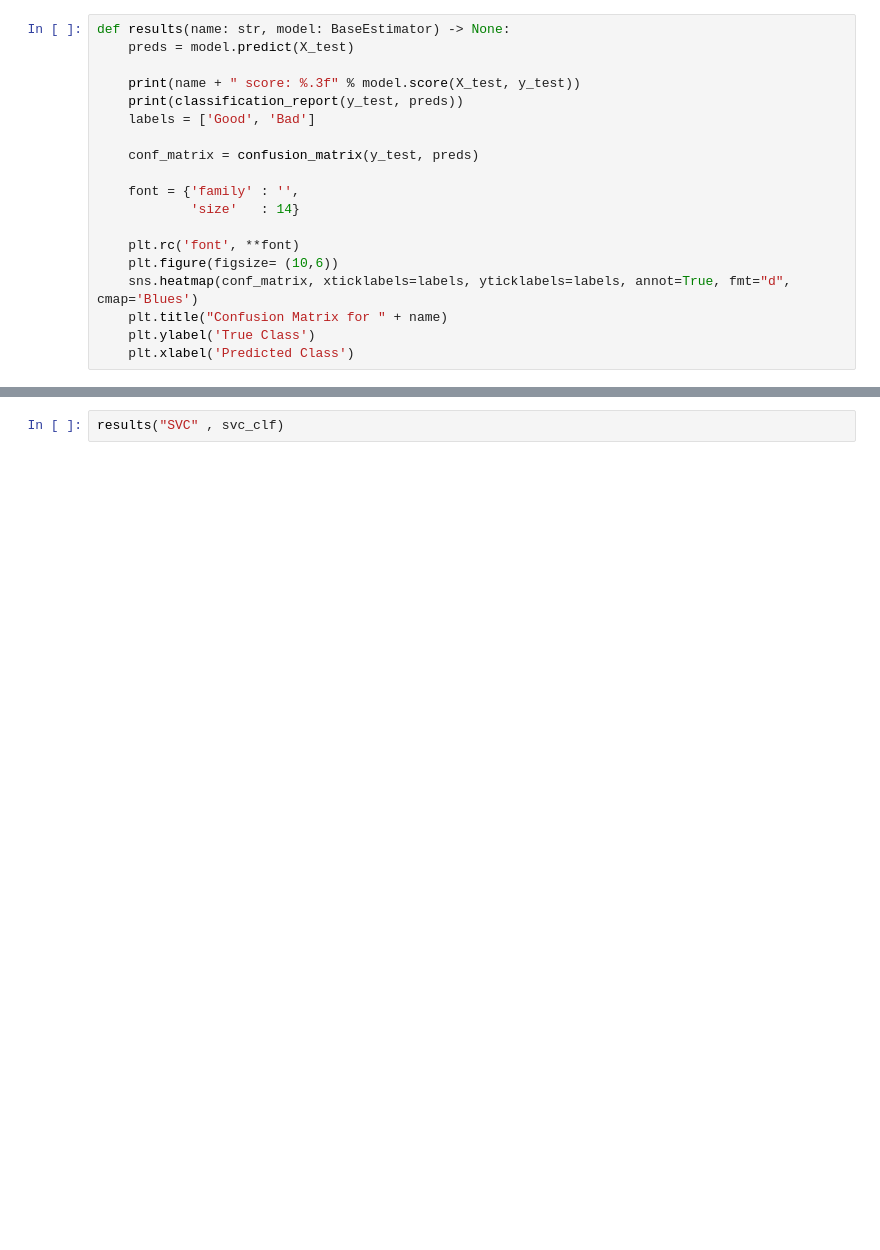
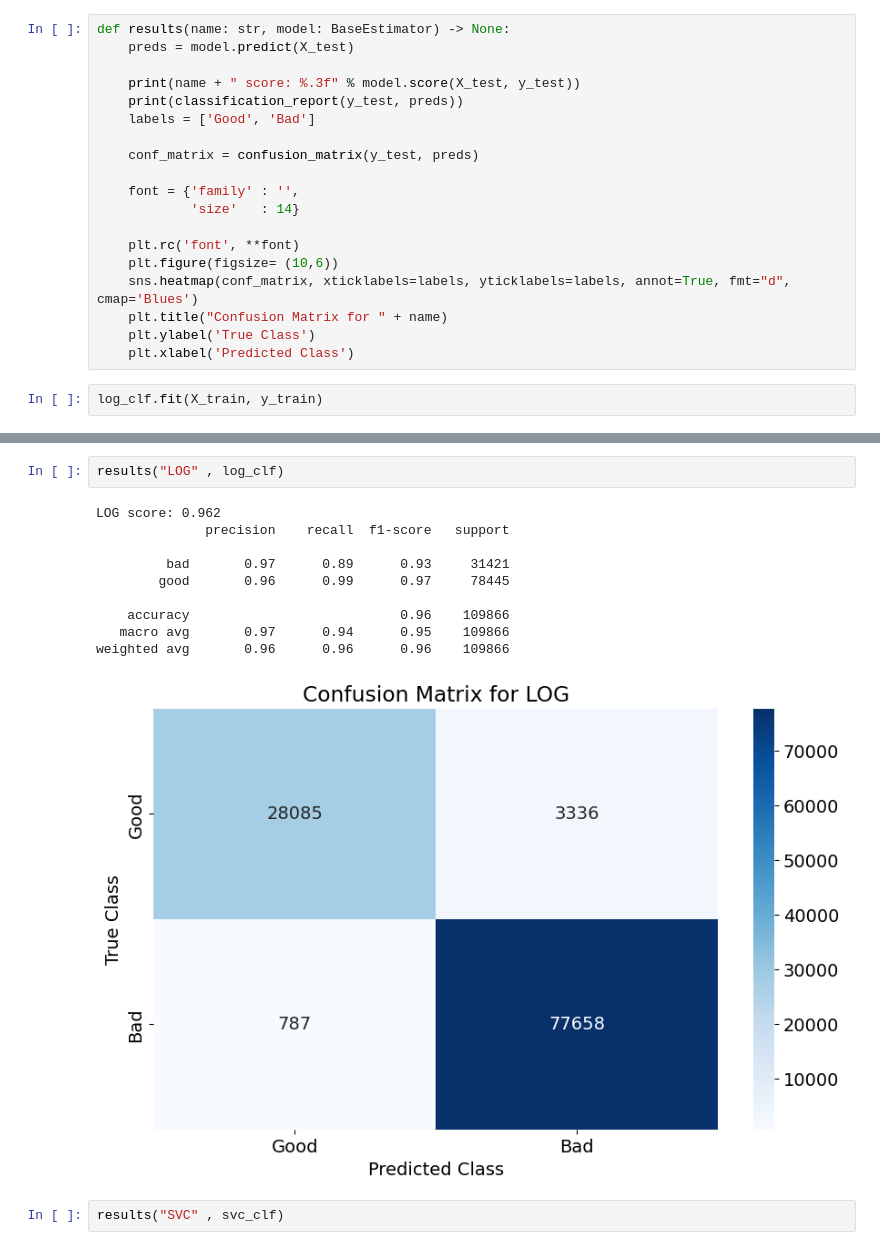
Before and after one commit to n1ved/mini-project, a Jupyter notebook: RF_RC1/R4.ipynb, the cells around one changed output, grey strips where cells are left out. Saved outputs shown, nothing was run; the diff lists cells and outputs as text; blank space fills up the shorter version.

```diff
--- a/RF_RC1/R4.ipynb
+++ b/RF_RC1/R4.ipynb
@@ -278,3 +263,5 @@ def results(name: str, model: BaseEstimator) -> None:
     plt.title("Confusion Matrix for " + name)
     plt.ylabel('True Class')
     plt.xlabel('Predicted Class')
+# %%
+log_clf.fit(X_train, y_train)
@@ -281,3 +306,16 @@ def results(name: str, model: BaseEstimator) -> None:
+# %%
+results("LOG" , log_clf)
+# %% [output]
+LOG score: 0.962
+              precision    recall  f1-score   support
+
+         bad       0.97      0.89      0.93     31421
+        good       0.96      0.99      0.97     78445
+
+    accuracy                           0.96    109866
+   macro avg       0.97      0.94      0.95    109866
+weighted avg       0.96      0.96      0.96    109866
+[figure, added]
 # %%
 results("SVC" , svc_clf)
 # %% [output]
```
Also changed, not shown: parts of 12 cells of this notebook, 8 other files.
